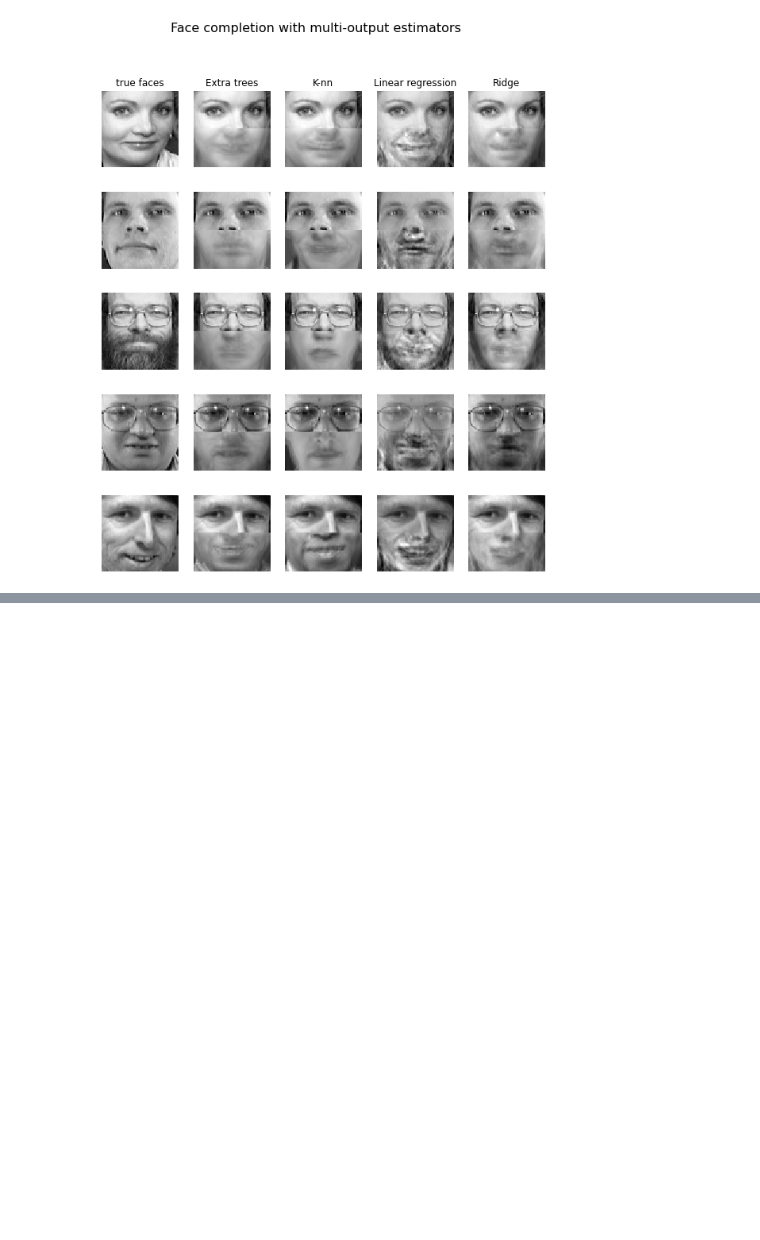
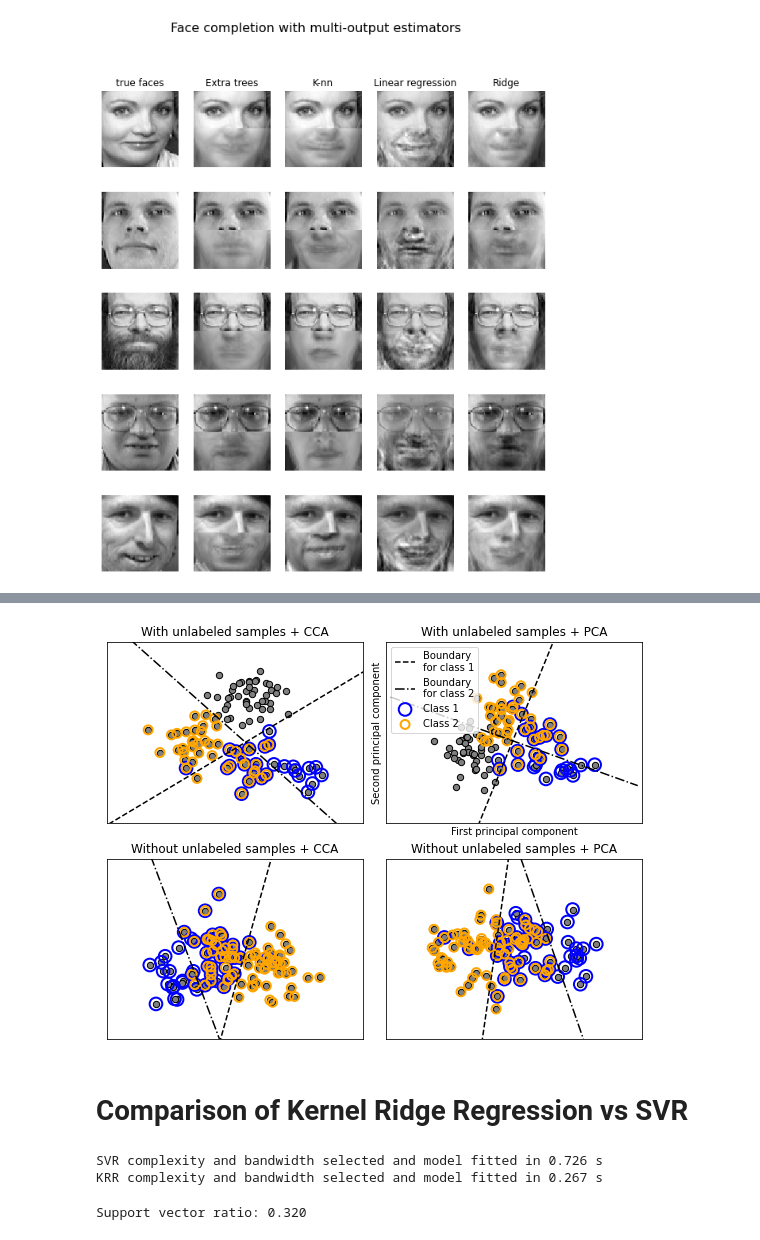
Before and after one commit to skyprince999/100-Days-Of-ML, a Jupyter notebook: Day_18_Plotting_functions_in_sklearn.ipynb, the cells around one changed output, grey strips where cells are left out. Saved outputs shown, nothing was run; the diff lists cells and outputs as text; code cells hidden in the pictures; blank space fills up the shorter version.

```diff
--- a/Day_18_Plotting_functions_in_sklearn.ipynb
+++ b/Day_18_Plotting_functions_in_sklearn.ipynb
@@ -323,0 +340,8 @@ plt.show()
+# %%
+def plot_hyperplane(clf, min_x, max_x, linestyle, label):
+    # get the separating hyperplane
+    w = clf.coef_[0]
+    a = -w[0] / w[1]
+    xx = np.linspace(min_x - 5, max_x + 5)  # make sure the line is long enough
+    yy = a * xx - (clf.intercept_[0]) / w[1]
+    plt.plot(xx, yy, linestyle, label=label)
@@ -323,0 +390,23 @@ plt.show()
+# %%
+plt.figure(figsize=(8, 6))
+
+X, Y = make_multilabel_classification(n_classes=2, n_labels=1,
+                                      allow_unlabeled=True,
+                                      random_state=1)
+
+plot_subfigure(X, Y, 1, "With unlabeled samples + CCA", "cca")
+plot_subfigure(X, Y, 2, "With unlabeled samples + PCA", "pca")
+
+X, Y = make_multilabel_classification(n_classes=2, n_labels=1,
+                                      allow_unlabeled=False,
+                                      random_state=1)
+
+plot_subfigure(X, Y, 3, "Without unlabeled samples + CCA", "cca")
+plot_subfigure(X, Y, 4, "Without unlabeled samples + PCA", "pca")
+
+plt.subplots_adjust(.04, .02, .97, .94, .09, .2)
+plt.show()
+# %% [output]
+[figure, added]
+# %% [markdown]
+# **Comparison of Kernel Ridge Regression vs SVR**
@@ -323,0 +444,21 @@ plt.show()
+# %%
+
+t0 = time.time()
+svr.fit(X[:train_size], y[:train_size])
+svr_fit = time.time() - t0
+print("SVR complexity and bandwidth selected and model fitted in %.3f s"
+      % svr_fit)
+
+t0 = time.time()
+kr.fit(X[:train_size], y[:train_size])
+kr_fit = time.time() - t0
+print("KRR complexity and bandwidth selected and model fitted in %.3f s"
+      % kr_fit)
+# %% [output]
+SVR complexity and bandwidth selected and model fitted in 0.726 s
+KRR complexity and bandwidth selected and model fitted in 0.267 s
+# %%
+sv_ratio = svr.best_estimator_.support_.shape[0] / train_size
+print("Support vector ratio: %.3f" % sv_ratio)
+# %% [output]
+Support vector ratio: 0.320
```
Also changed, not shown: parts of 10 cells of this notebook.
